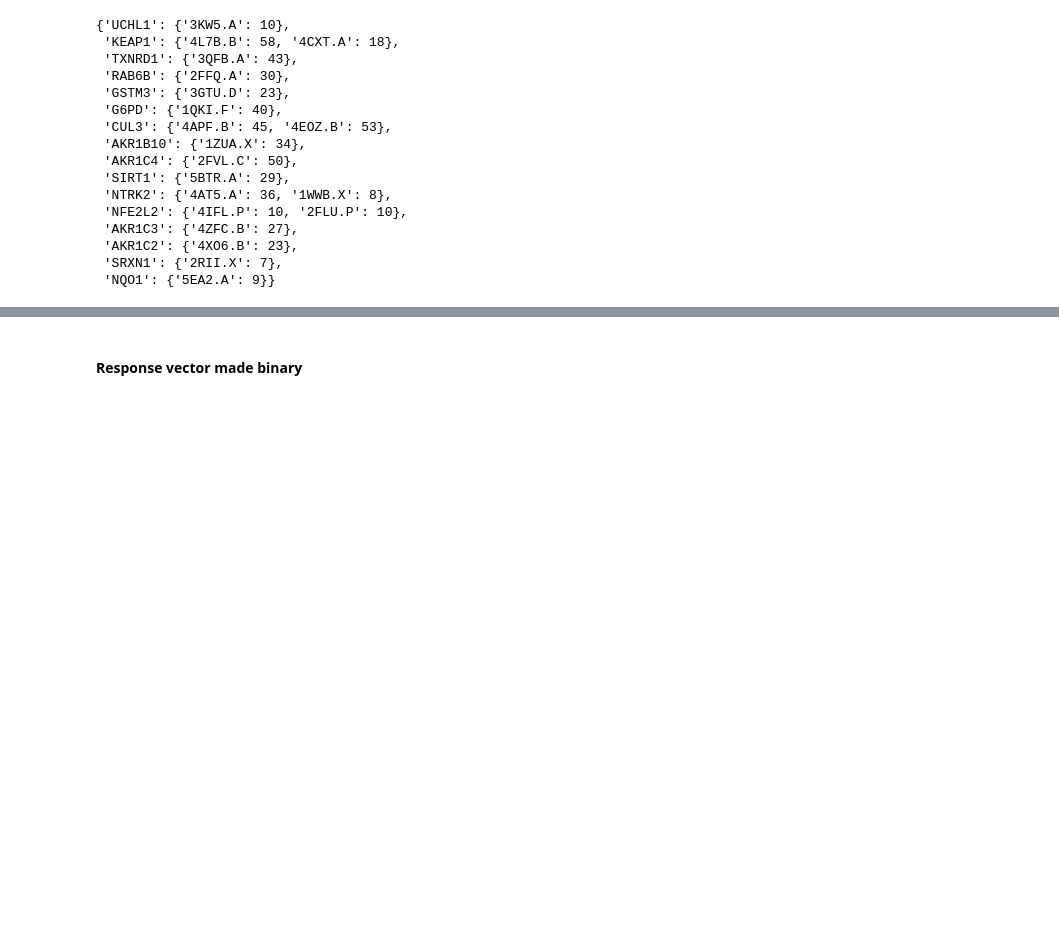
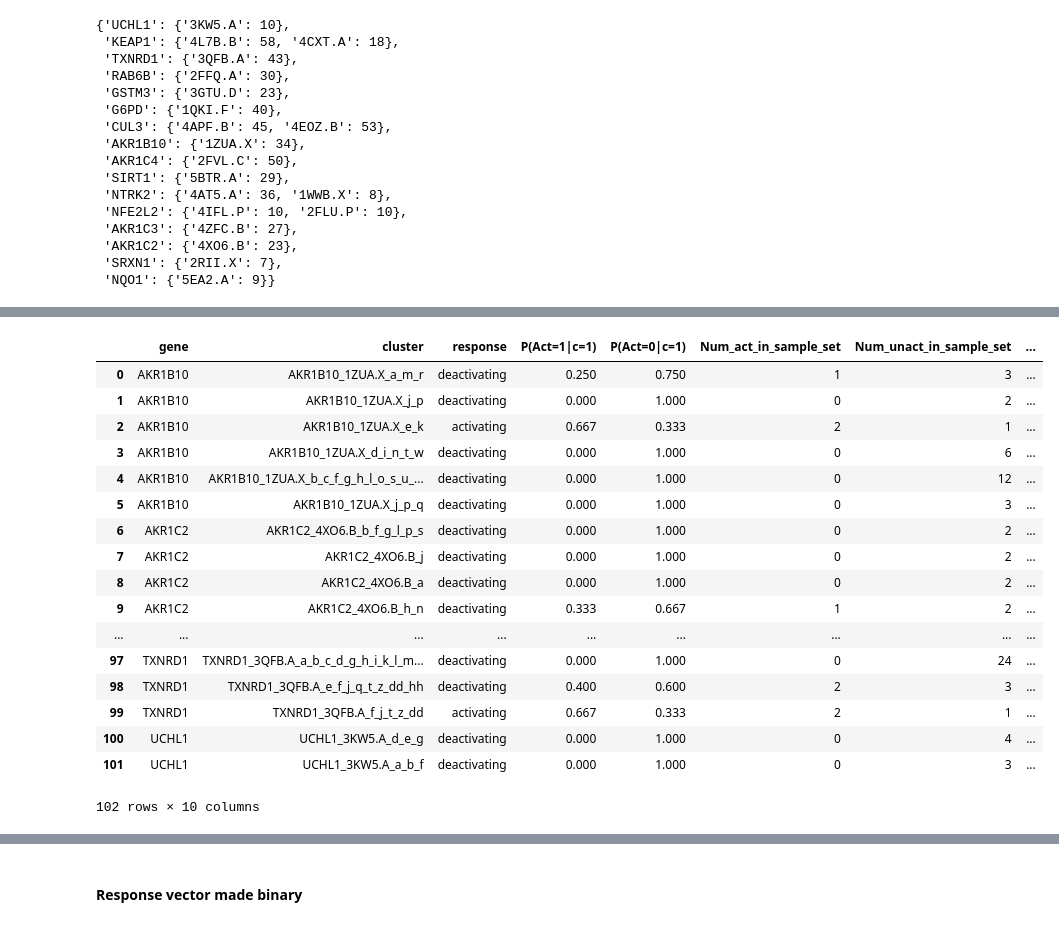
Before and after one commit to ebrunk/MutCat, a Jupyter notebook: pipeline/4 - Inference Modeling.ipynb, the cells around one changed output, grey strips where cells are left out. Drawn from its saved outputs; the diff is of its cells as text; code cells hidden in the pictures; blank space fills up the shorter version.

```diff
--- a/pipeline/4 - Inference Modeling.ipynb
+++ b/pipeline/4 - Inference Modeling.ipynb
@@ -220,0 +441,11 @@ count
+# %%
+DF_prob = pd.DataFrame()
+
+for cluster in match_panel_results.index:
+
+    tt = get_probabilities(NRF2_Act, cluster_components, cluster)
+
+    if len(tt)>0:
+        DF_prob = pd.concat([DF_prob, tt])
+
+DF_prob.sort_values('P(Act=1|c=1)',ascending=False)
@@ -220,0 +482,9 @@ count
+# %%
+tmpdf=DF_prob[DF_prob.feature.str.startswith('KEAP1')]
+tmpdf['total_mut']=np.add(tmpdf['Num_act_in_sample_set'],tmpdf['Num_unact_in_sample_set'])
+tmpdf['ratio_act_un'] = np.true_divide(np.subtract(tmpdf['Num_act_in_sample_set'],tmpdf['Num_unact_in_sample_set']),tmpdf['total_mut'])
+
+
+m = tmpdf[tmpdf['ratio_act_un'] != np.inf]['ratio_act_un'].min()
+tmpdf['ratio_act_un'].replace(np.inf,m,inplace=True)
+tmpdf[(tmpdf.ratio_act_un<.5)|(tmpdf.ratio_act_un>1.5)][['feature','Num_act_in_sample_set','Num_unact_in_sample_set','P(Act=1|c=1)','P(Act=0|c=1)','total_mut','ratio_act_un']].sort_values('ratio_act_un',ascending=True)
@@ -220,0 +711,50 @@ count
+# %%
+IndepClustDF = pd.DataFrame()
+
+for gene in TopActClusters.keys():
+    for cluster in TopActClusters[gene]:
+        prob_11 = DF_prob[DF_prob.feature==cluster]['P(Act=1|c=1)'].values[0]
+        prob_01 = DF_prob[DF_prob.feature==cluster]['P(Act=0|c=1)'].values[0]
+        prob_00 = DF_prob[DF_prob.feature==cluster]['P(Act=0|c=0)'].values[0]
+        prob_10 = DF_prob[DF_prob.feature==cluster]['P(Act=1|c=0)'].values[0]
+        Num_act_in_sample_set = DF_prob[DF_prob.feature==cluster]['Num_act_in_sample_set'].values[0]
+        Num_unact_in_sample_set = DF_prob[DF_prob.feature==cluster]['Num_unact_in_sample_set'].values[0]
+        tot_mut = Num_act_in_sample_set+Num_unact_in_sample_set
+
+        IndepClustDF = pd.concat([IndepClustDF,pd.DataFrame([{'gene':gene, 'cluster':cluster,'response':'activating','P(Act=1|c=1)':prob_11,'P(Act=0|c=1)':prob_01,'P(Act=0|c=0)':prob_00,'P(Act=1|c=0)':prob_10,'Num_act_in_sample_set':Num_act_in_sample_set,'Num_unact_in_sample_set':Num_unact_in_sample_set,'total_mutations':tot_mut}])])
+
+for gene in TopUnActClusters.keys():
+    for cluster in TopUnActClusters[gene]:
+        prob_11 = DF_prob[DF_prob.feature==cluster]['P(Act=1|c=1)'].values[0]
+        prob_01 = DF_prob[DF_prob.feature==cluster]['P(Act=0|c=1)'].values[0]
+        prob_00 = DF_prob[DF_prob.feature==cluster]['P(Act=0|c=0)'].values[0]
+        prob_10 = DF_prob[DF_prob.feature==cluster]['P(Act=1|c=0)'].values[0]
+        Num_act_in_sample_set = DF_prob[DF_prob.feature==cluster]['Num_act_in_sample_set'].values[0]
+        Num_unact_in_sample_set = DF_prob[DF_prob.feature==cluster]['Num_unact_in_sample_set'].values[0]
+        tot_mut = Num_act_in_sample_set+Num_unact_in_sample_set
+
+        IndepClustDF = pd.concat([IndepClustDF,pd.DataFrame([{'gene':gene, 'cluster':cluster,'response':'deactivating','P(Act=1|c=1)':prob_11,'P(Act=0|c=1)':prob_01,'P(Act=0|c=0)':prob_00,'P(Act=1|c=0)':prob_10,'Num_act_in_sample_set':Num_act_in_sample_set,'Num_unact_in_sample_set':Num_unact_in_sample_set,'total_mutations':tot_mut}])])
+
+
+
+IndepClustDF=IndepClustDF[['gene','cluster','response','P(Act=1|c=1)','P(Act=0|c=1)','Num_act_in_sample_set','Num_unact_in_sample_set','total_mutations','P(Act=0|c=0)','P(Act=1|c=0)']].sort_values('gene',ascending=True).reset_index().drop('index',1)
+IndepClustDF
+# %% [output]
+|  | gene | cluster | response | P(Act=1|c=1) | P(Act=0|c=1) | Num_act_in_sample_set | Num_unact_in_sample_set | ... |
+| 0 | AKR1B10 | AKR1B10_1ZUA.X_a_m_r | deactivating | 0.250 | 0.750 | 1 | 3 | ... |
+| 1 | AKR1B10 | AKR1B10_1ZUA.X_j_p | deactivating | 0.000 | 1.000 | 0 | 2 | ... |
+| 2 | AKR1B10 | AKR1B10_1ZUA.X_e_k | activating | 0.667 | 0.333 | 2 | 1 | ... |
+| 3 | AKR1B10 | AKR1B10_1ZUA.X_d_i_n_t_w | deactivating | 0.000 | 1.000 | 0 | 6 | ... |
+| 4 | AKR1B10 | AKR1B10_1ZUA.X_b_c_f_g_h_l_o_s_u_... | deactivating | 0.000 | 1.000 | 0 | 12 | ... |
+| 5 | AKR1B10 | AKR1B10_1ZUA.X_j_p_q | deactivating | 0.000 | 1.000 | 0 | 3 | ... |
+| 6 | AKR1C2 | AKR1C2_4XO6.B_b_f_g_l_p_s | deactivating | 0.000 | 1.000 | 0 | 2 | ... |
+| 7 | AKR1C2 | AKR1C2_4XO6.B_j | deactivating | 0.000 | 1.000 | 0 | 2 | ... |
+| 8 | AKR1C2 | AKR1C2_4XO6.B_a | deactivating | 0.000 | 1.000 | 0 | 2 | ... |
+| 9 | AKR1C2 | AKR1C2_4XO6.B_h_n | deactivating | 0.333 | 0.667 | 1 | 2 | ... |
+| ... | ... | ... | ... | ... | ... | ... | ... | ... |
+| 97 | TXNRD1 | TXNRD1_3QFB.A_a_b_c_d_g_h_i_k_l_m... | deactivating | 0.000 | 1.000 | 0 | 24 | ... |
+| 98 | TXNRD1 | TXNRD1_3QFB.A_e_f_j_q_t_z_dd_hh | deactivating | 0.400 | 0.600 | 2 | 3 | ... |
+| 99 | TXNRD1 | TXNRD1_3QFB.A_f_j_t_z_dd | activating | 0.667 | 0.333 | 2 | 1 | ... |
+| 100 | UCHL1 | UCHL1_3KW5.A_d_e_g | deactivating | 0.000 | 1.000 | 0 | 4 | ... |
+| 101 | UCHL1 | UCHL1_3KW5.A_a_b_f | deactivating | 0.000 | 1.000 | 0 | 3 | ... |
+102 rows × 10 columns
```
Also changed, not shown: parts of 77 cells of this notebook.
